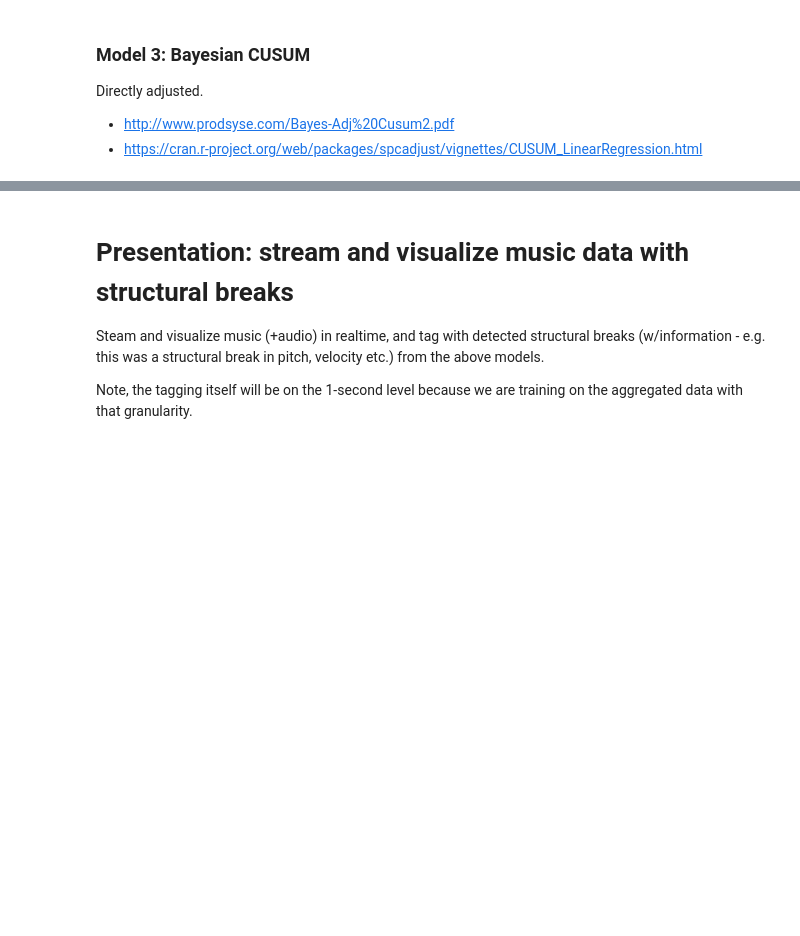
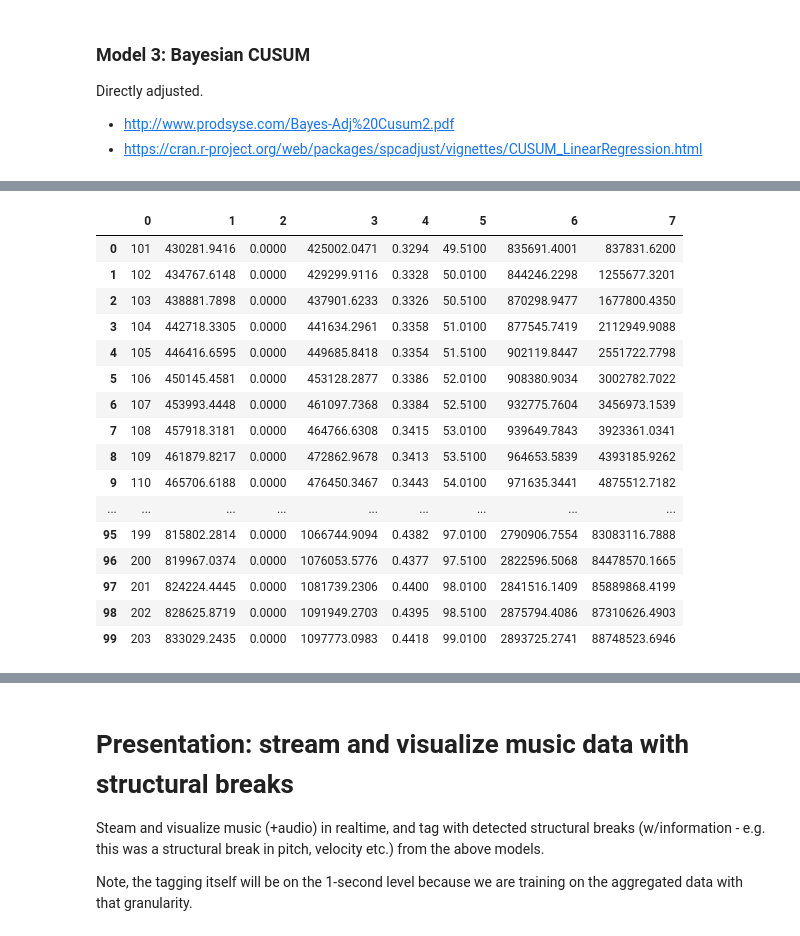
Before and after one commit to echow1/trading_music, a Jupyter notebook: task1 - detecting structural breaks in sequential Google Maestro data.ipynb, the cells around one changed output, grey strips where cells are left out. Saved outputs shown, nothing was run; the diff lists cells and outputs as text; code cells hidden in the pictures; blank space fills up the shorter version.

```diff
--- a/task1 - detecting structural breaks in sequential Google Maestro data.ipynb
+++ b/task1 - detecting structural breaks in sequential Google Maestro data.ipynb
@@ -26,6 +26,7 @@ from IPython.core.display import display, HTML
 from pathlib import Path
 import ipdb;
 def debug(): ipdb.set_trace() # debugging starts here
+pd.set_option('display.float_format', lambda x: '%.4f' % x)
 
 import plotly.express as px
 from jupyter_dash import JupyterDash
@@ -520,19 +608,3 @@ Directly adjusted.
 
 - http://www.prodsyse.com/Bayes-Adj%20Cusum2.pdf
 - https://cran.r-project.org/web/packages/spcadjust/vignettes/CUSUM_LinearRegression.html
-# %%
-""" Model setup """
-
-# Parameters here
-
-""" Train sequentially """
-timerange = range(L, n-1) # data starts at 0 so start analysis at L for L lags
-for i in timerange:
-    if (i % 10000 == 0): print("Training observation {} / {} ...".format(i+1, n-1))
-    x = np.array(x_obs[i])
-
-    # Your modeling code here
-
-""" Plot """
-
-# Plot code here
@@ -558,16 +610,0 @@ Training observation 670001 / 670869 ...
-# %%
-""" Model setup """
-
-# Parameters here
-
-""" Train sequentially """
-timerange = range(L, n-1) # data starts at 0 so start analysis at L for L lags
-for i in timerange:
-    if (i % 10000 == 0): print("Training observation {} / {} ...".format(i+1, n-1))
-    x = np.array(x_obs[i])
-
-    # Your modeling code here
-
-""" Plot """
-
-# Plot code here
@@ -573,0 +729,20 @@ for i in timerange:
+# %%
+df_params.head(100)
+# %% [output]
+|  | 0 | 1 | 2 | 3 | 4 | 5 | 6 | 7 |
+| 0 | 101 | 430281.9416 | 0.0000 | 425002.0471 | 0.3294 | 49.5100 | 835691.4001 | 837831.6200 |
+| 1 | 102 | 434767.6148 | 0.0000 | 429299.9116 | 0.3328 | 50.0100 | 844246.2298 | 1255677.3201 |
+| 2 | 103 | 438881.7898 | 0.0000 | 437901.6233 | 0.3326 | 50.5100 | 870298.9477 | 1677800.4350 |
+| 3 | 104 | 442718.3305 | 0.0000 | 441634.2961 | 0.3358 | 51.0100 | 877545.7419 | 2112949.9088 |
+| 4 | 105 | 446416.6595 | 0.0000 | 449685.8418 | 0.3354 | 51.5100 | 902119.8447 | 2551722.7798 |
+| 5 | 106 | 450145.4581 | 0.0000 | 453128.2877 | 0.3386 | 52.0100 | 908380.9034 | 3002782.7022 |
+| 6 | 107 | 453993.4448 | 0.0000 | 461097.7368 | 0.3384 | 52.5100 | 932775.7604 | 3456973.1539 |
+| 7 | 108 | 457918.3181 | 0.0000 | 464766.6308 | 0.3415 | 53.0100 | 939649.7843 | 3923361.0341 |
+| 8 | 109 | 461879.8217 | 0.0000 | 472862.9678 | 0.3413 | 53.5100 | 964653.5839 | 4393185.9262 |
+| 9 | 110 | 465706.6188 | 0.0000 | 476450.3467 | 0.3443 | 54.0100 | 971635.3441 | 4875512.7182 |
+| ... | ... | ... | ... | ... | ... | ... | ... | ... |
+| 95 | 199 | 815802.2814 | 0.0000 | 1066744.9094 | 0.4382 | 97.0100 | 2790906.7554 | 83083116.7888 |
+| 96 | 200 | 819967.0374 | 0.0000 | 1076053.5776 | 0.4377 | 97.5100 | 2822596.5068 | 84478570.1665 |
+| 97 | 201 | 824224.4445 | 0.0000 | 1081739.2306 | 0.4400 | 98.0100 | 2841516.1409 | 85889868.4199 |
+| 98 | 202 | 828625.8719 | 0.0000 | 1091949.2703 | 0.4395 | 98.5100 | 2875794.4086 | 87310626.4903 |
+| 99 | 203 | 833029.2435 | 0.0000 | 1097773.0983 | 0.4418 | 99.0100 | 2893725.2741 | 88748523.6946 |
```
Also changed, not shown: parts of 11 cells of this notebook, 1 other file.
